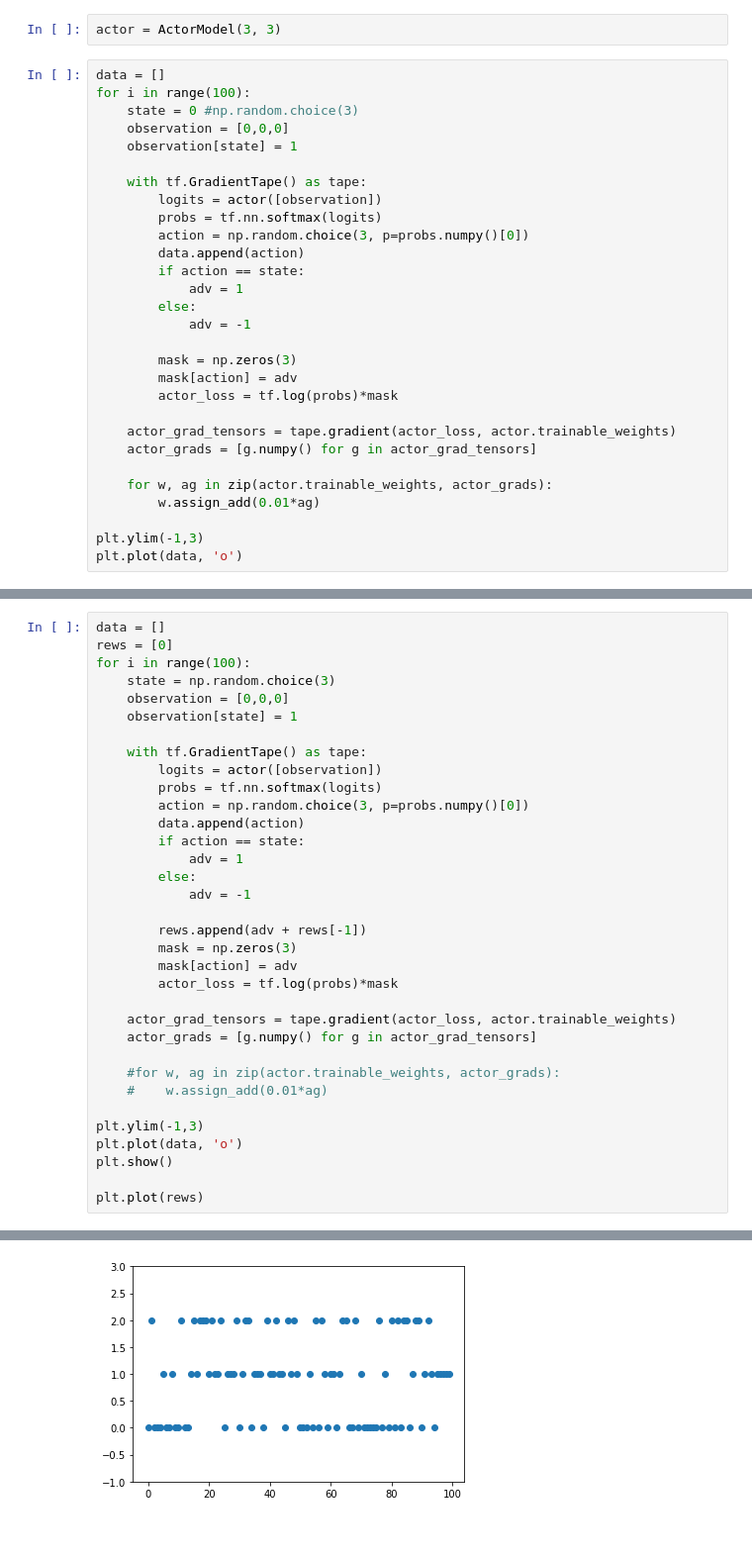
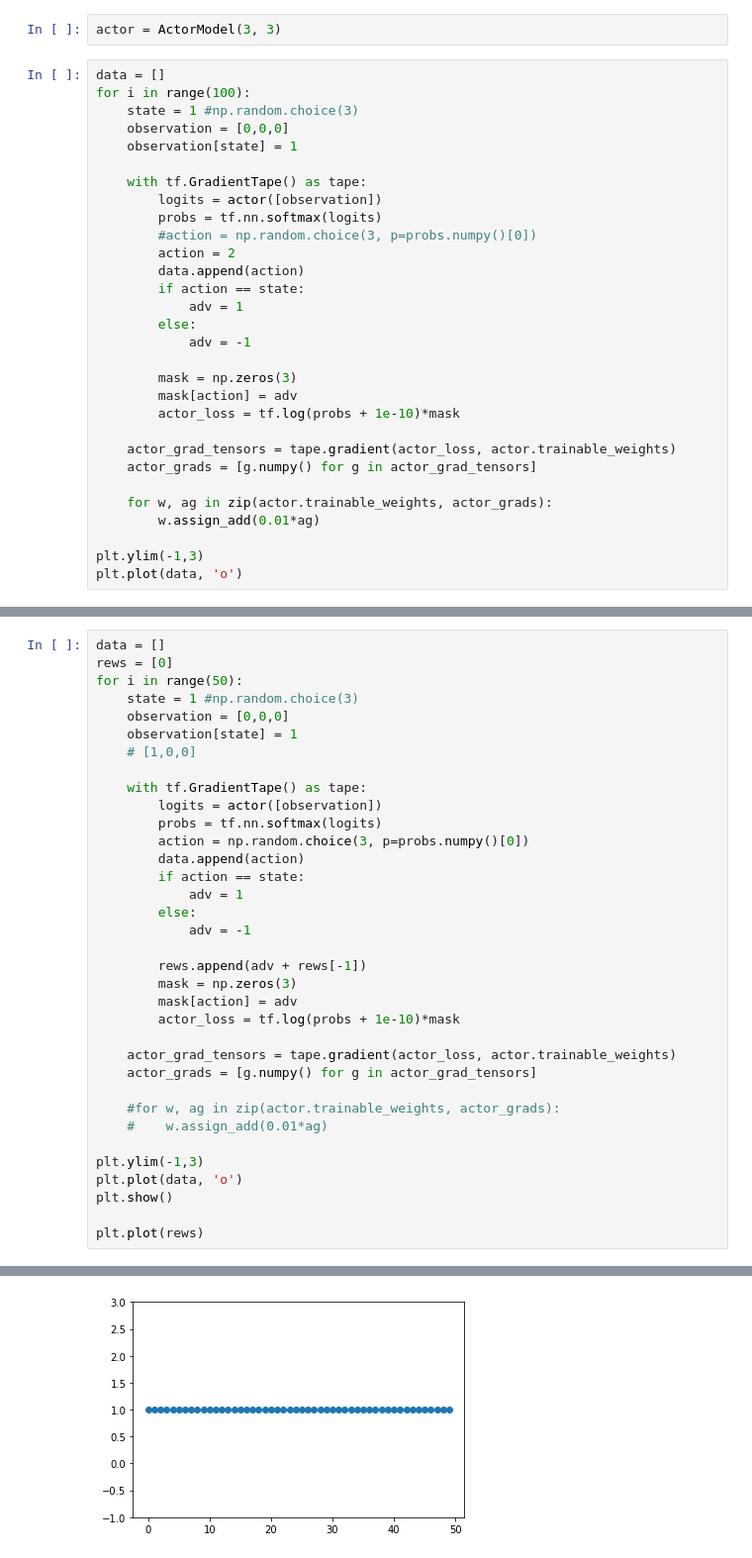
Before and after one commit to nathanmargaglio/curls, a Jupyter notebook: Examples.ipynb, the cells around one changed output, grey strips where cells are left out. Shown at 99% size. Saved outputs shown, nothing was run; the diff lists cells and outputs as text.

```diff
--- a/Examples.ipynb
+++ b/Examples.ipynb
@@ -196,14 +200,15 @@ actor = ActorModel(3, 3)
 # %%
 data = []
 for i in range(100):
-    state = 0 #np.random.choice(3)
+    state = 1 #np.random.choice(3)
     observation = [0,0,0]
     observation[state] = 1
 
     with tf.GradientTape() as tape:
         logits = actor([observation])
         probs = tf.nn.softmax(logits)
-        action = np.random.choice(3, p=probs.numpy()[0])
+        #action = np.random.choice(3, p=probs.numpy()[0])
+        action = 2
         data.append(action)
         if action == state:
             adv = 1
@@ -212,7 +217,7 @@ for i in range(100):
 
         mask = np.zeros(3)
         mask[action] = adv
-        actor_loss = tf.log(probs)*mask
+        actor_loss = tf.log(probs + 1e-10)*mask
 
     actor_grad_tensors = tape.gradient(actor_loss, actor.trainable_weights)
     actor_grads = [g.numpy() for g in actor_grad_tensors]
@@ -228,10 +238,11 @@ plt.plot(data, 'o')
 # %%
 data = []
 rews = [0]
-for i in range(100):
-    state = np.random.choice(3)
+for i in range(50):
+    state = 1 #np.random.choice(3)
     observation = [0,0,0]
     observation[state] = 1
+    # [1,0,0]
 
     with tf.GradientTape() as tape:
         logits = actor([observation])
@@ -246,7 +257,7 @@ for i in range(100):
         rews.append(adv + rews[-1])
         mask = np.zeros(3)
         mask[action] = adv
-        actor_loss = tf.log(probs)*mask
+        actor_loss = tf.log(probs + 1e-10)*mask
 
     actor_grad_tensors = tape.gradient(actor_loss, actor.trainable_weights)
     actor_grads = [g.numpy() for g in actor_grad_tensors]
@@ -263 +278 @@ plt.plot(rews)
-[figure, old version]
+[figure, new version]
```
Also changed, not shown: parts of 19 cells of this notebook, 3 other files.
